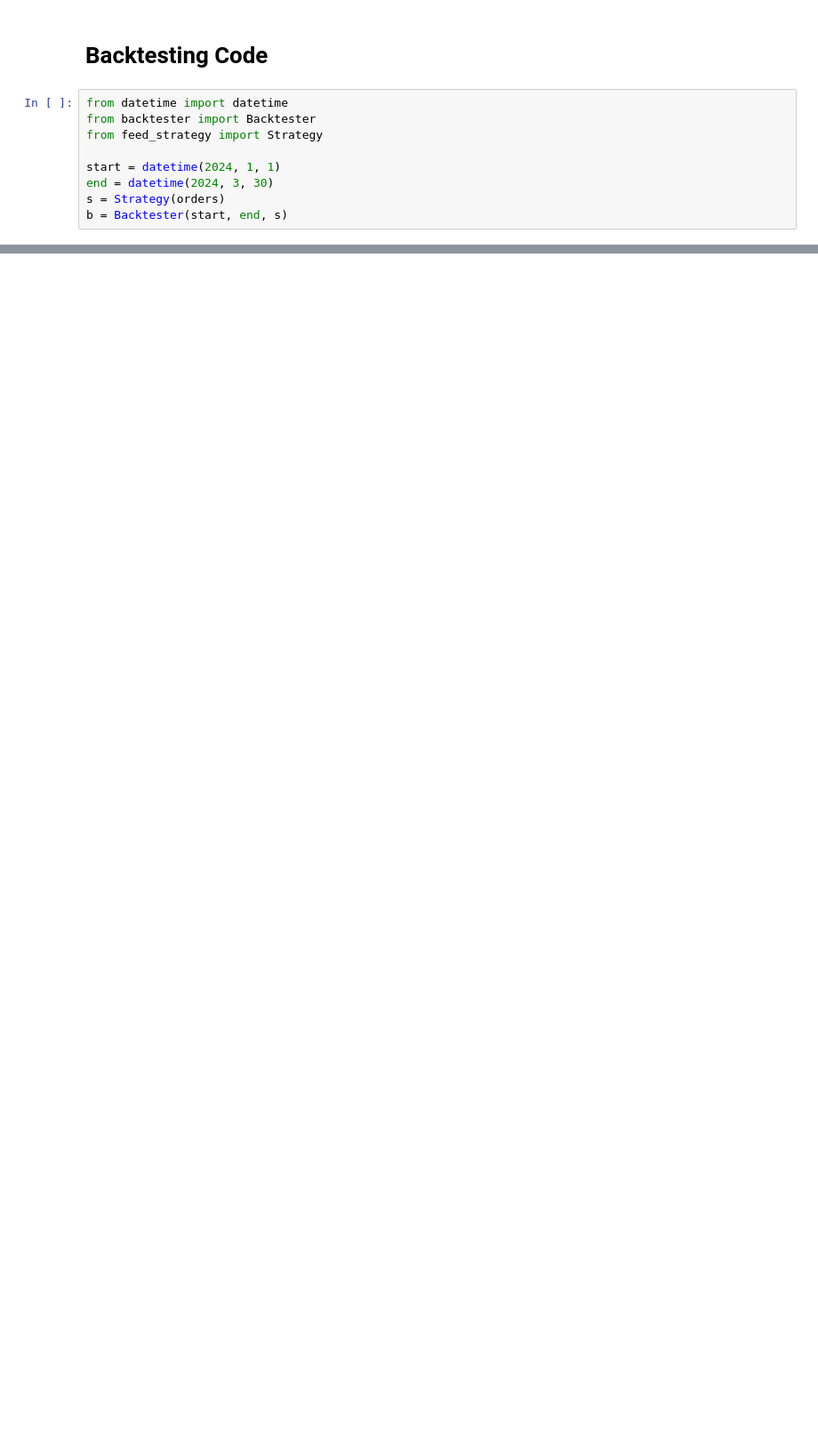
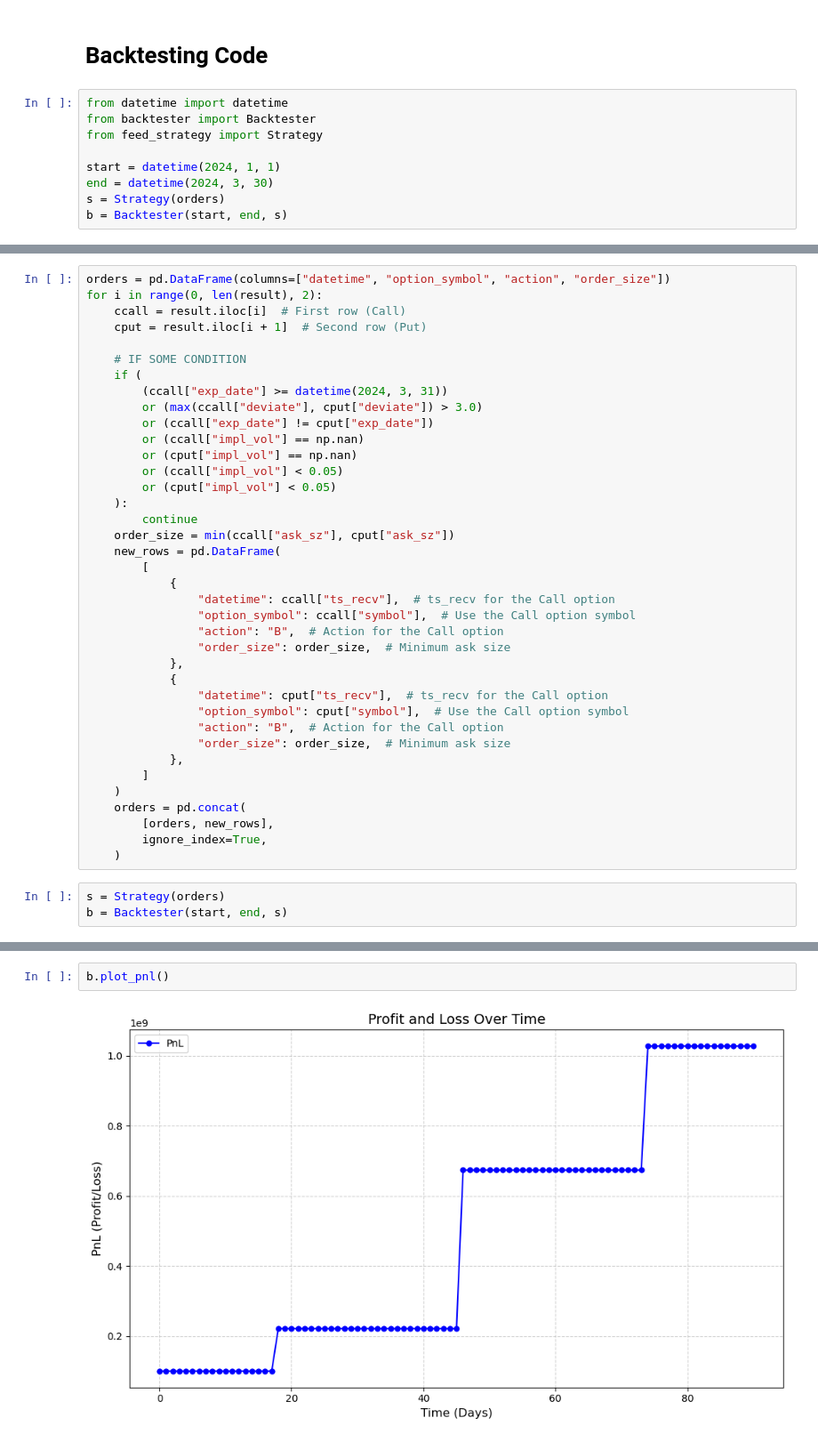
Before and after one commit to sumaddury/Derivatives-Case-M-E-S-C, a Jupyter notebook: profitable_options.ipynb, the cells around one changed output, grey strips where cells are left out. Shown: that part at 89% size. Cells and saved outputs as stored; diff of their text form; blank space fills up the shorter version.

```diff
--- a/profitable_options.ipynb
+++ b/profitable_options.ipynb
@@ -175,0 +263,41 @@ Overall Score: 1765924.891824669
+# %%
+orders = pd.DataFrame(columns=["datetime", "option_symbol", "action", "order_size"])
+for i in range(0, len(result), 2):
+    ccall = result.iloc[i]  # First row (Call)
+    cput = result.iloc[i + 1]  # Second row (Put)
+
+    # IF SOME CONDITION
+    if (
+        (ccall["exp_date"] >= datetime(2024, 3, 31))
+        or (max(ccall["deviate"], cput["deviate"]) > 3.0)
+        or (ccall["exp_date"] != cput["exp_date"])
+        or (ccall["impl_vol"] == np.nan)
+        or (cput["impl_vol"] == np.nan)
+        or (ccall["impl_vol"] < 0.05)
+        or (cput["impl_vol"] < 0.05)
+    ):
+        continue
+    order_size = min(ccall["ask_sz"], cput["ask_sz"])
+    new_rows = pd.DataFrame(
+        [
+            {
+                "datetime": ccall["ts_recv"],  # ts_recv for the Call option
+                "option_symbol": ccall["symbol"],  # Use the Call option symbol
+                "action": "B",  # Action for the Call option
+                "order_size": order_size,  # Minimum ask size
+            },
+            {
+                "datetime": cput["ts_recv"],  # ts_recv for the Call option
+                "option_symbol": cput["symbol"],  # Use the Call option symbol
+                "action": "B",  # Action for the Call option
+                "order_size": order_size,  # Minimum ask size
+            },
+        ]
+    )
+    orders = pd.concat(
+        [orders, new_rows],
+        ignore_index=True,
+    )
+# %%
+s = Strategy(orders)
+b = Backtester(start, end, s)
@@ -175,0 +324,4 @@ Overall Score: 1765924.891824669
+# %%
+b.plot_pnl()
+# %% [output]
+[figure, added]
```
Also changed, not shown: parts of 14 cells of this notebook, 2 other files.
